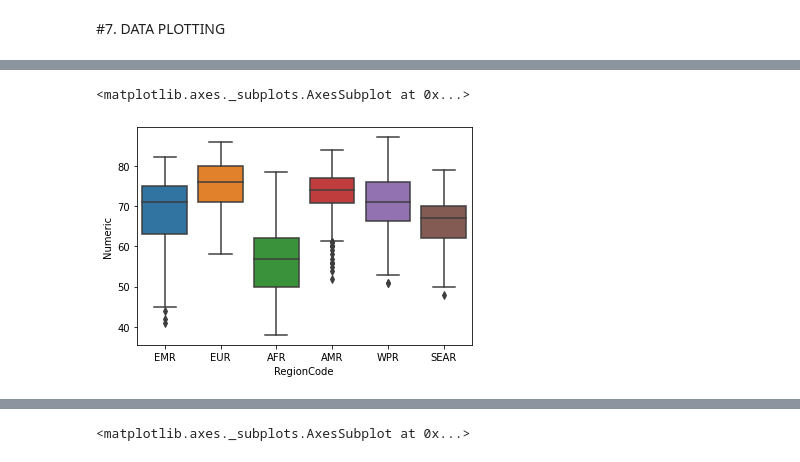
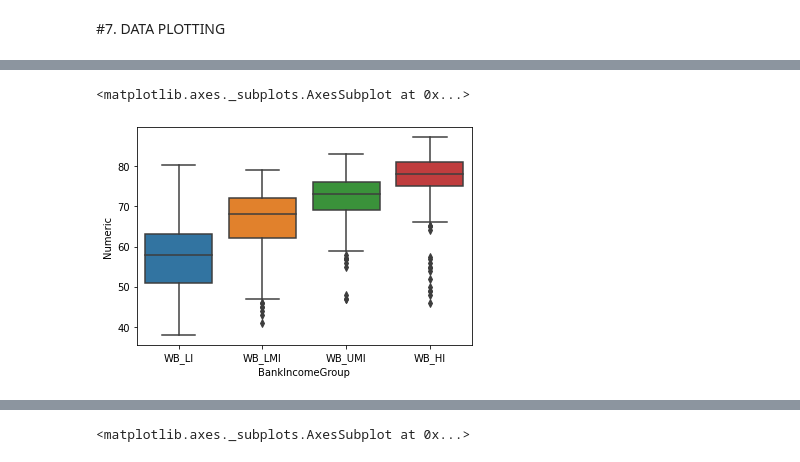
Before and after one commit to naranjitoct/UPCT_IA_2022, a Jupyter notebook: 00_Data_Wrangling.ipynb, the cells around one changed output, grey strips where cells are left out. Drawn from its saved outputs; the diff is of its cells as text; code cells hidden in the pictures.

```diff
--- a/00_Data_Wrangling.ipynb
+++ b/00_Data_Wrangling.ipynb
@@ -888,5 +923,5 @@ array([[<matplotlib.axes._subplots.AxesSubplot object at 0x...>,
 # %%
-sns.boxplot(data=df_merge, x='RegionCode', y='Numeric')
+sns.boxplot(data=df_merge_oh, x='BankIncomeGroup', y='Numeric')
 # %% [output]
 <matplotlib.axes._subplots.AxesSubplot at 0x...>
-[figure, old version]
+[figure, new version]
```
Also changed, not shown: parts of 34 cells of this notebook.
